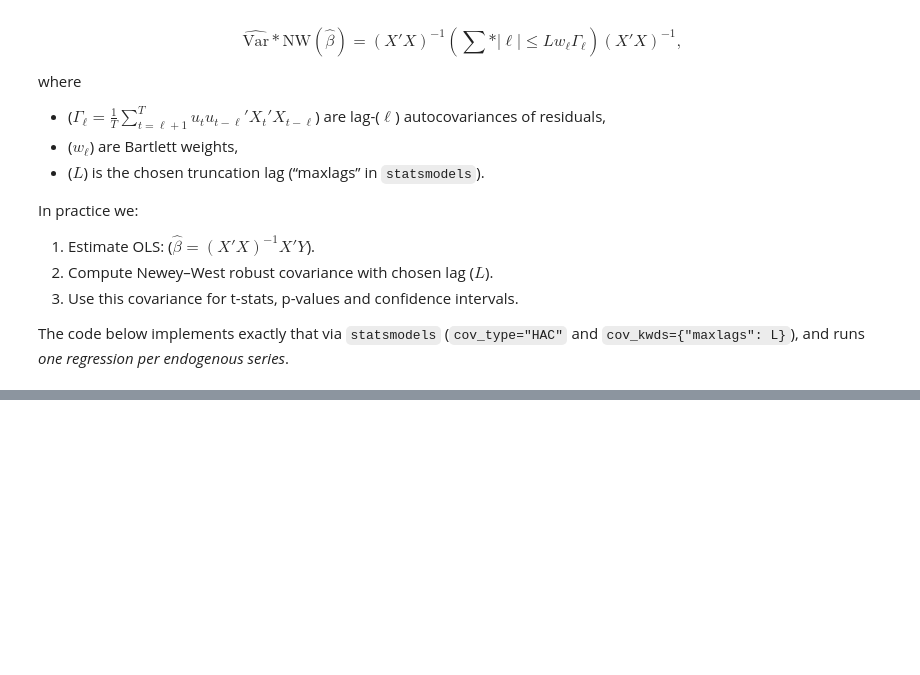
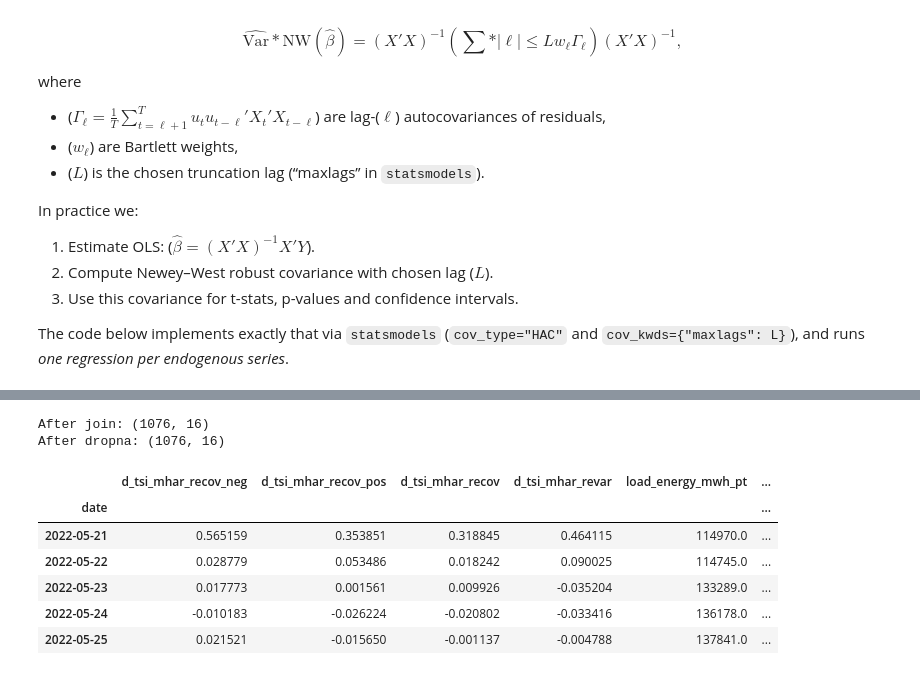
Before and after one commit to franrolotti/volatility-spillovers-methodology, a Jupyter notebook: notebooks/5_ols_newey_west.ipynb, the cells around one changed output, grey strips where cells are left out. Saved outputs shown, nothing was run; the diff lists cells and outputs as text; code cells hidden in the pictures; blank space fills up the shorter version.

```diff
--- a/notebooks/5_ols_newey_west.ipynb
+++ b/notebooks/5_ols_newey_west.ipynb
@@ -114,0 +129,19 @@ def prepare_regression_data(
+# %%
+# Align endog + exog on the same dates, drop rows with any NA
+
+data = endog.join(exog[exog_names], how="inner")
+print("After join:", data.shape)
+
+data = data[endog_names + exog_names].dropna()
+print("After dropna:", data.shape)
+display(data.head())
+# %% [output]
+After join: (1076, 16)
+After dropna: (1076, 16)
+|  | d_tsi_mhar_recov_neg | d_tsi_mhar_recov_pos | d_tsi_mhar_recov | d_tsi_mhar_revar | load_energy_mwh_pt | ... |
+| date |  |  |  |  |  | ... |
+| 2022-05-21 | 0.565159 | 0.353851 | 0.318845 | 0.464115 | 114970.0 | ... |
+| 2022-05-22 | 0.028779 | 0.053486 | 0.018242 | 0.090025 | 114745.0 | ... |
+| 2022-05-23 | 0.017773 | 0.001561 | 0.009926 | -0.035204 | 133289.0 | ... |
+| 2022-05-24 | -0.010183 | -0.026224 | -0.020802 | -0.033416 | 136178.0 | ... |
+| 2022-05-25 | 0.021521 | -0.015650 | -0.001137 | -0.004788 | 137841.0 | ... |
```
Also changed, not shown: parts of 15 cells of this notebook, 4 other files.
